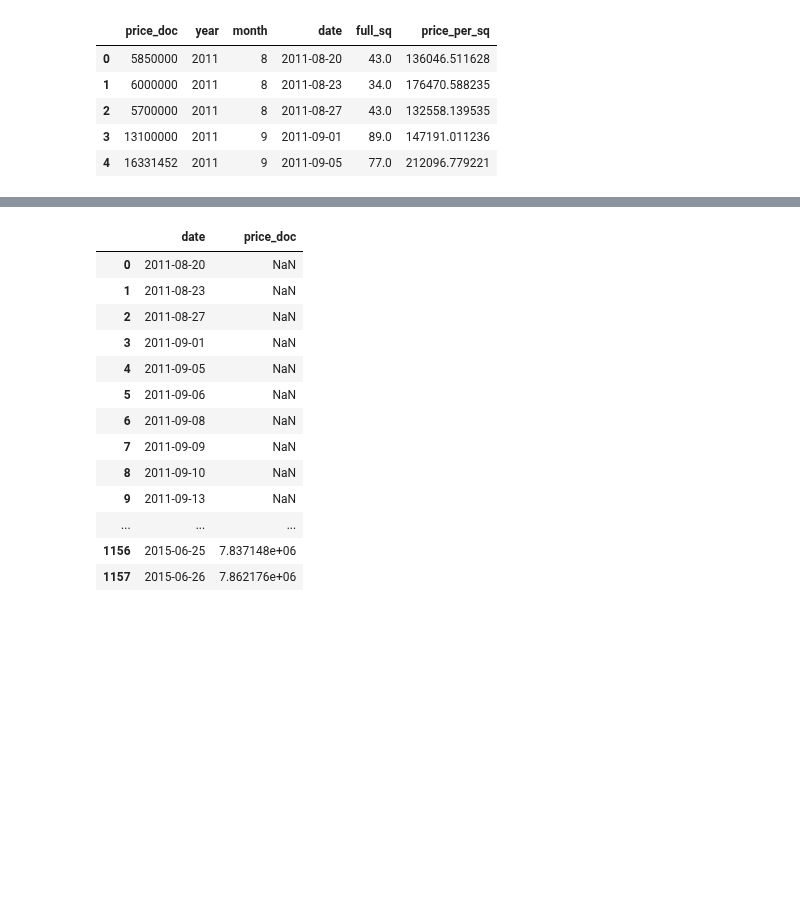
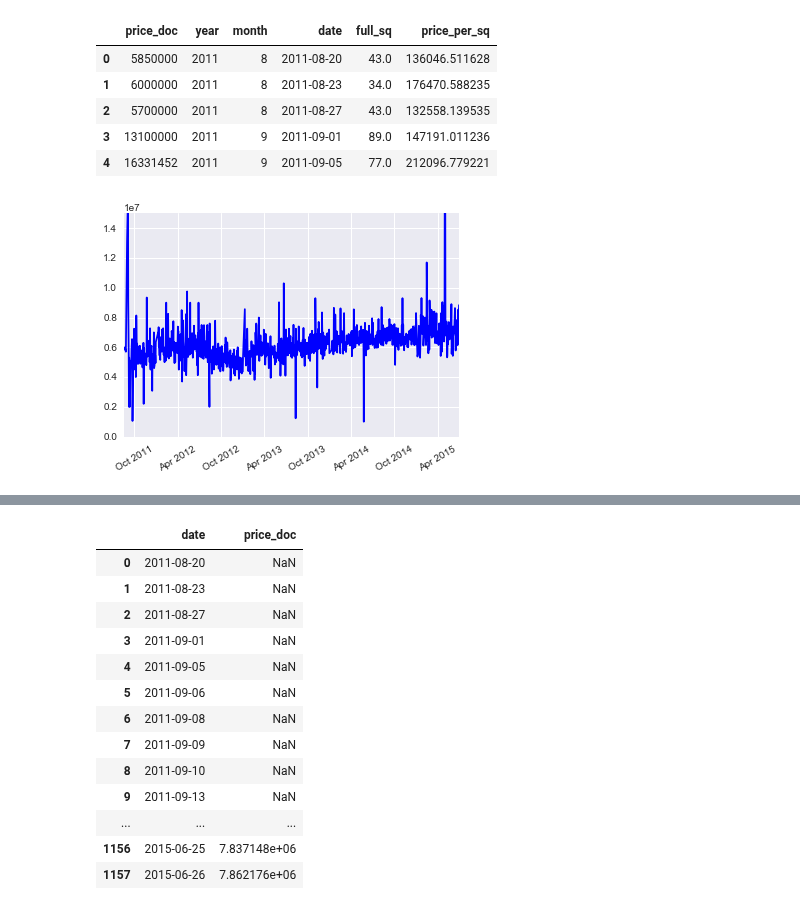
Before and after one commit to nycdatasci/bootcamp009_project, a Jupyter notebook: Project3-MachineLearning/jackenyeart_rachelkogan_clairevignonkeser/Rachel/macro-Copy1.ipynb, the cells around one changed output, grey strips where cells are left out. Saved outputs shown, nothing was run; the diff lists cells and outputs as text; code cells hidden in the pictures; blank space fills up the shorter version.

```diff
--- a/Project3-MachineLearning/jackenyeart_rachelkogan_clairevignonkeser/Rachel/macro-Copy1.ipynb
+++ b/Project3-MachineLearning/jackenyeart_rachelkogan_clairevignonkeser/Rachel/macro-Copy1.ipynb
@@ -70,6 +70,17 @@ train_price.head()
 | 2 | 5700000 | 2011 | 8 | 2011-08-27 | 43.0 | 132558.139535 |
 | 3 | 13100000 | 2011 | 9 | 2011-09-01 | 89.0 | 147191.011236 |
 | 4 | 16331452 | 2011 | 9 | 2011-09-05 | 77.0 | 212096.779221 |
+# %%
+train_price_sq_by_date = train_price.groupby(['date']).agg('mean')[['price_per_sq']]
+train_price_by_date = train_price.groupby(['date']).agg('median')[['price_doc']]
+train_price_by_date.head()
+
+plt.plot(train_price_by_date.index, train_price_by_date['price_doc'], color='b', label='price')
+plt.xticks(rotation=30)
+plt.ylim([0, 1.5e7])
+ax = plt.gca()
+# %% [output]
+[figure, added]
 # %%
 train_price_sq_by_date = train_price.groupby(['date']).agg('mean')[['price_per_sq']]
 train_price_by_date = train_price.groupby(['date']).agg('mean')[['price_doc']]
```
Also changed, not shown: parts of 20 cells of this notebook, 50 other files.
